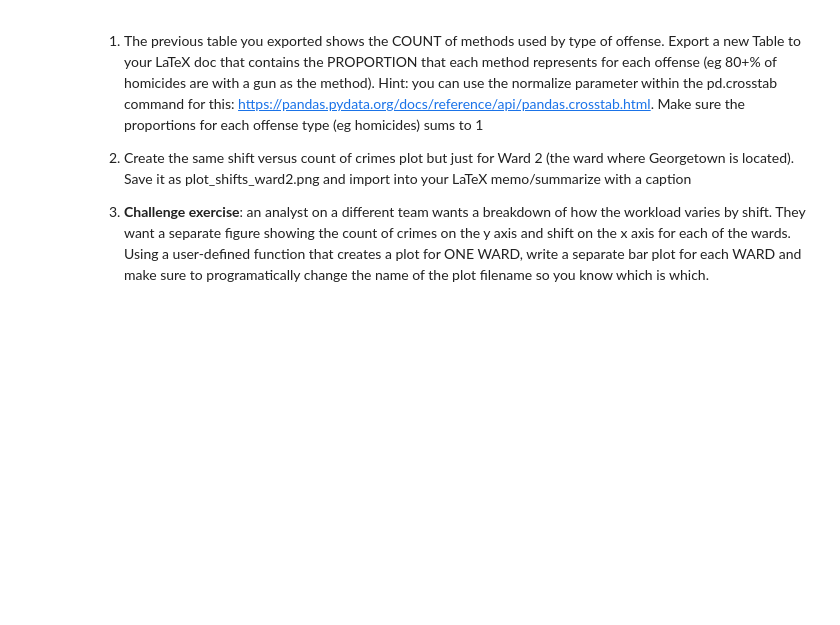
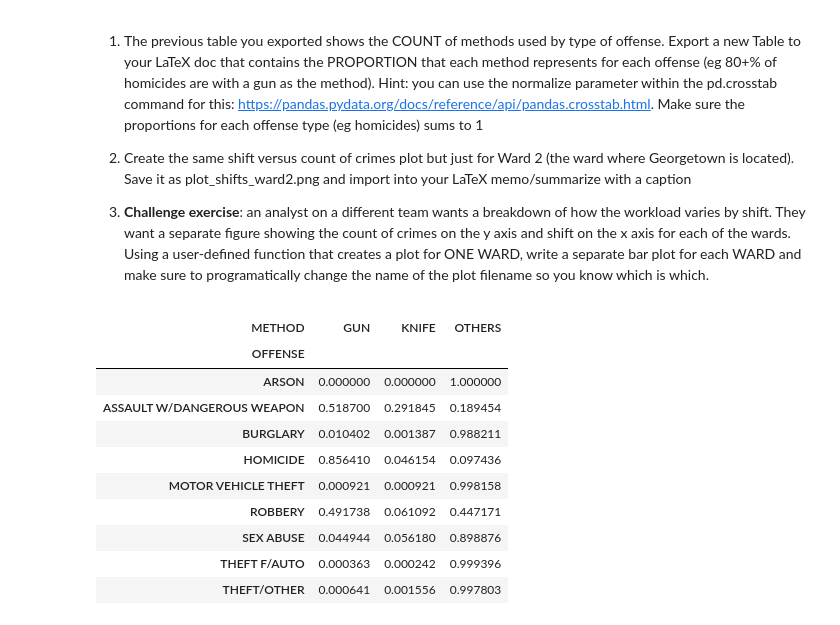
Before and after one commit to alexcraig043/qss-20, a Jupyter notebook: activities/02_latex_output_examples_blank.ipynb, the cells around one changed output. Drawn from its saved outputs; the diff is of its cells as text; code cells hidden in the pictures; blank space fills up the shorter version.

```diff
--- a/activities/02_latex_output_examples_blank.ipynb
+++ b/activities/02_latex_output_examples_blank.ipynb
@@ -120,0 +119,23 @@ plot_shifts.save("plot_shifts.png",
+# %%
+### crosstab and normalize by columns
+method_v_offense_prop = pd.crosstab(dc_crim_2020["METHOD"], dc_crim_2020["OFFENSE"], normalize = 'columns')
+
+## printing result
+method_v_offense_prop.T
+
+## writing result
+method_v_offense_prop.T.to_latex("methodoffense_prop.tex",
+                            index = True, caption = "Prop of weapons in offenses",
+                            label = "tab:method_offense_prop")
+# %% [output]
+| METHOD | GUN | KNIFE | OTHERS |
+| OFFENSE |  |  |  |
+| ARSON | 0.000000 | 0.000000 | 1.000000 |
+| ASSAULT W/DANGEROUS WEAPON | 0.518700 | 0.291845 | 0.189454 |
+| BURGLARY | 0.010402 | 0.001387 | 0.988211 |
+| HOMICIDE | 0.856410 | 0.046154 | 0.097436 |
+| MOTOR VEHICLE THEFT | 0.000921 | 0.000921 | 0.998158 |
+| ROBBERY | 0.491738 | 0.061092 | 0.447171 |
+| SEX ABUSE | 0.044944 | 0.056180 | 0.898876 |
+| THEFT F/AUTO | 0.000363 | 0.000242 | 0.999396 |
+| THEFT/OTHER | 0.000641 | 0.001556 | 0.997803 |
```
Also changed, not shown: parts of 3 cells of this notebook, 7 other files.
